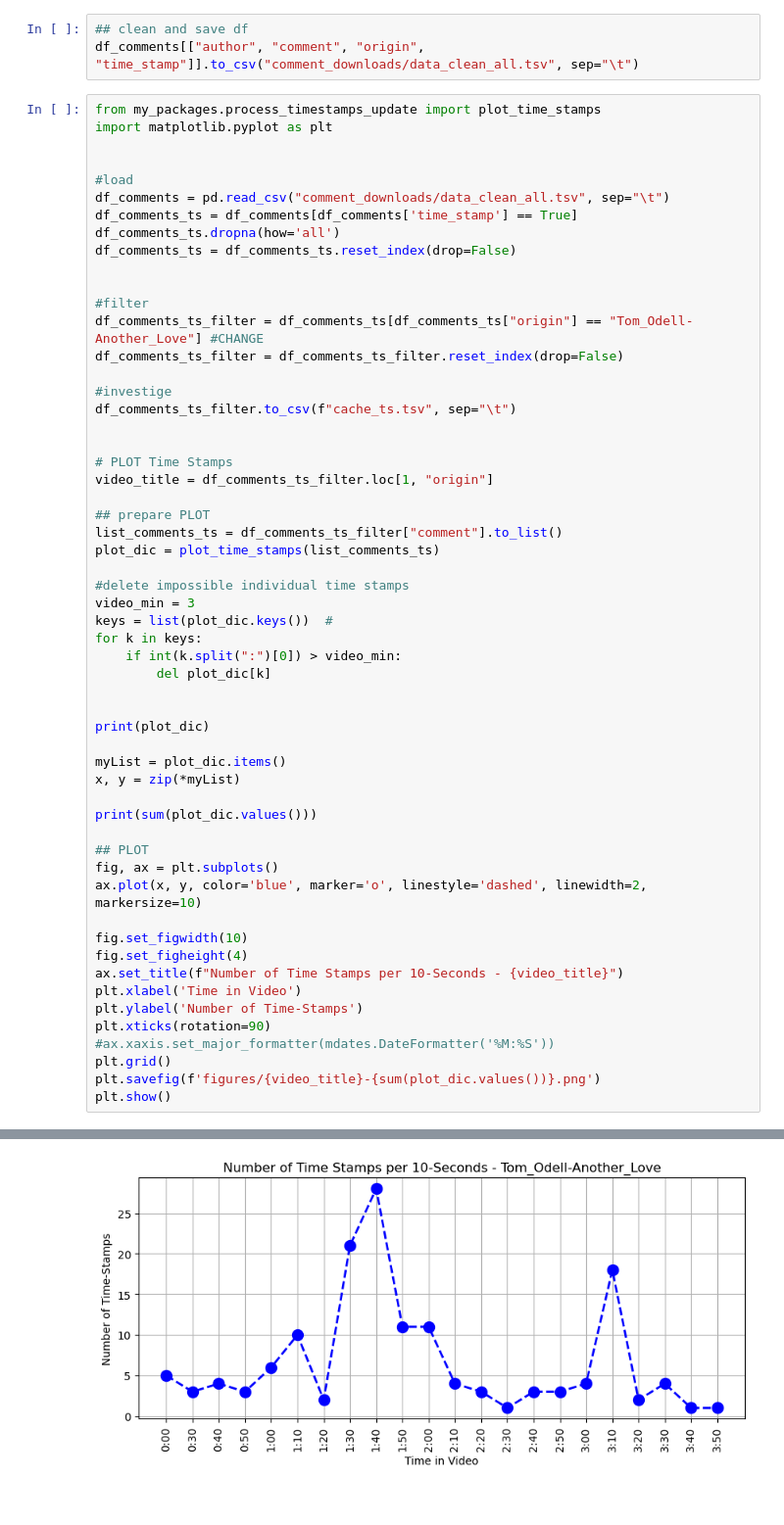
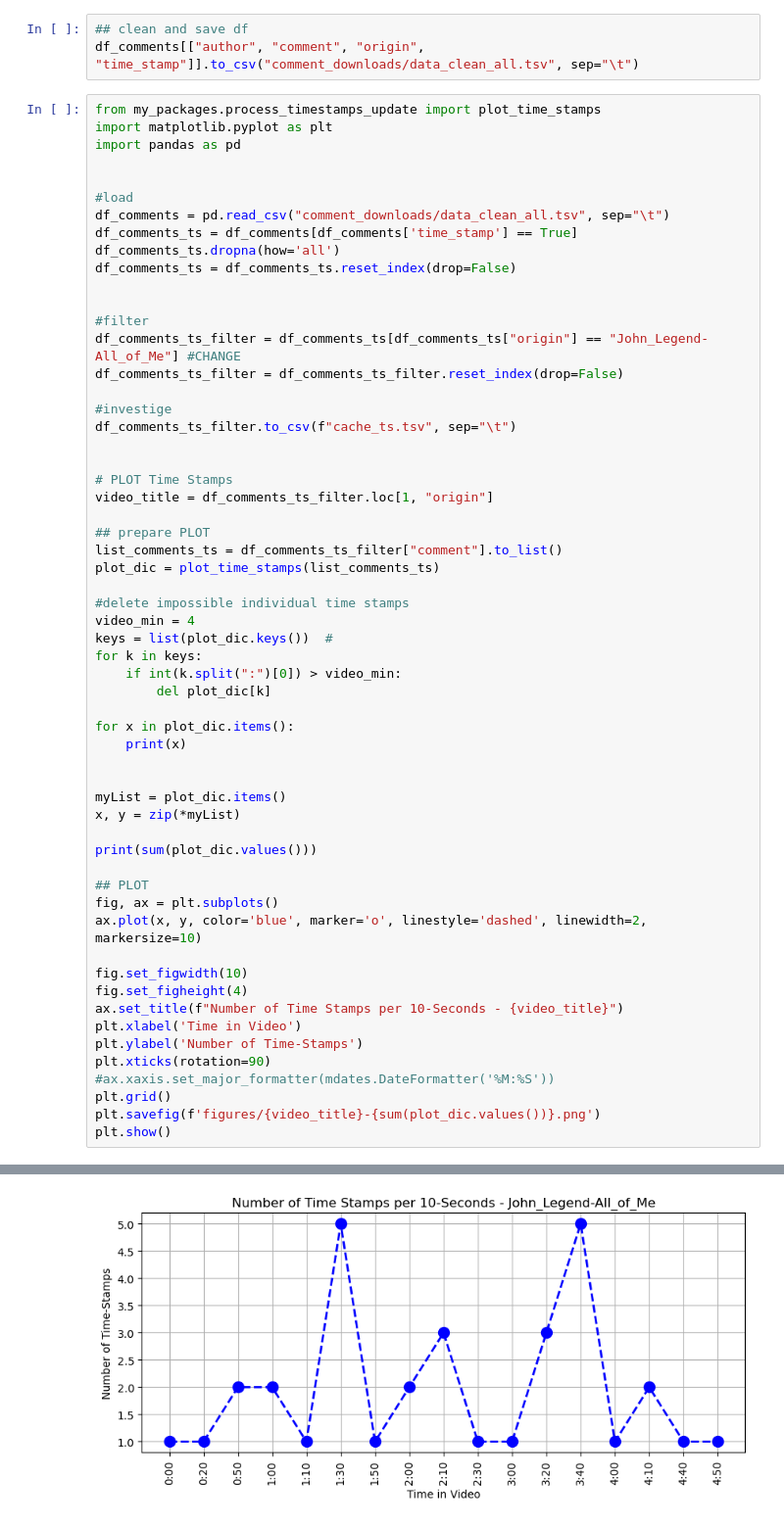
Before and after one commit to marcoggithub/yt_schnulzen, a Jupyter notebook: YT-Download_Comments.ipynb, the cells around one changed output, grey strips where cells are left out. Shown at 98% size. Saved outputs shown, nothing was run; the diff lists cells and outputs as text.

```diff
--- a/YT-Download_Comments.ipynb
+++ b/YT-Download_Comments.ipynb
@@ -299,6 +302,7 @@ df_comments[["author", "comment", "origin", "time_stamp"]].to_csv("comment_downl
 # %%
 from my_packages.process_timestamps_update import plot_time_stamps
 import matplotlib.pyplot as plt
+import pandas as pd
 
 
 #load
@@ -309,7 +313,7 @@ df_comments_ts = df_comments_ts.reset_index(drop=False)
 
 
 #filter
-df_comments_ts_filter = df_comments_ts[df_comments_ts["origin"] == "Tom_Odell-Another_Love"] #CHANGE
+df_comments_ts_filter = df_comments_ts[df_comments_ts["origin"] == "John_Legend-All_of_Me"] #CHANGE
 df_comments_ts_filter = df_comments_ts_filter.reset_index(drop=False)
 
 #investige
@@ -324,14 +328,15 @@ list_comments_ts = df_comments_ts_filter["comment"].to_list()
 plot_dic = plot_time_stamps(list_comments_ts)
 
 #delete impossible individual time stamps
-video_min = 3
+video_min = 4
 keys = list(plot_dic.keys())  #
 for k in keys:
     if int(k.split(":")[0]) > video_min:
         del plot_dic[k]
 
+for x in plot_dic.items():
+    print(x)
 
-print(plot_dic)
 
 myList = plot_dic.items()
 x, y = zip(*myList)
@@ -358 +379 @@ plt.show()
-[figure, old version]
+[figure, new version]
```
Also changed, not shown: parts of 3 cells of this notebook, 40 other files.
